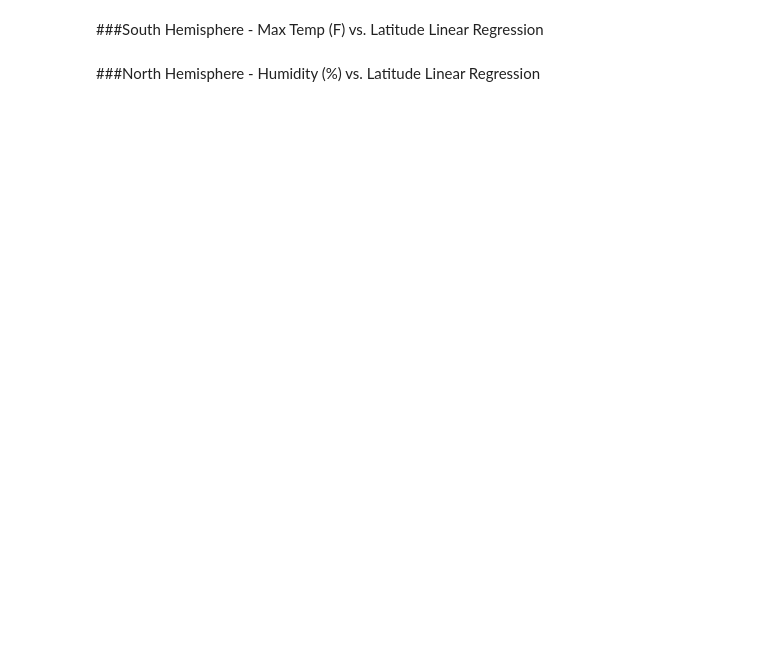
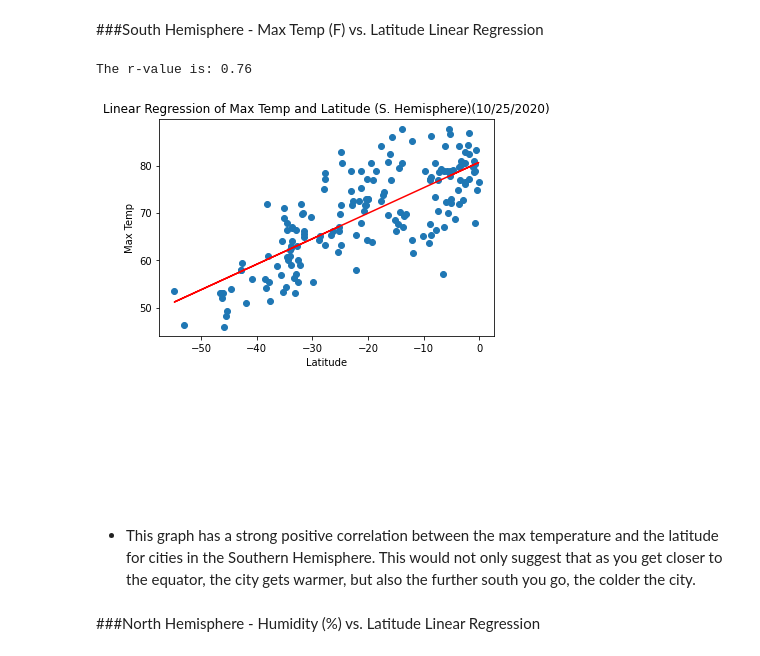
Before and after one commit to doublealogic/api-challenge-python, a Jupyter notebook: WeatherPy/WeatherPy.ipynb, the cells around one changed output. Saved outputs shown, nothing was run; the diff lists cells and outputs as text; code cells hidden in the pictures; blank space fills up the shorter version.

```diff
--- a/WeatherPy/WeatherPy.ipynb
+++ b/WeatherPy/WeatherPy.ipynb
@@ -270,4 +302,32 @@ plt.show()
 # %% [markdown]
 ###South Hemisphere - Max Temp (F) vs. Latitude Linear Regression
+# %%
+# Variables
+s_latitude = south_hemi_cities["Latitude"]
+s_temperature = south_hemi_cities["Temperature"]
+
+# Calculates Linear Regression and Sets up Linear Regression Line
+(slope, intercept, rvalue, pvalue, stderr) = st.linregress(s_latitude, s_temperature)
+regress_values = s_latitude * slope + intercept
+line_eq = "y = " + str(round(slope,2)) + "x + " + str(round(intercept,2))
+
+# Plot Parameters and Adds Linear Regression Line
+plt.scatter(s_latitude, s_temperature)
+plt.plot(s_latitude, regress_values, "r-")
+plt.annotate(line_eq,(6,10),fontsize=15,color="red")
+plt.xlabel('Latitude')
+plt.ylabel('Max Temp')
+plt.title(f"Linear Regression of Max Temp and Latitude (S. Hemisphere){date}")
+
+# Saves Plot as a PNG
+plt.savefig("Output_Data/Max_Temp_vs_Lat_Regression_S_Hemisphere.png")
+
+# Calculates and Prints Pearson Coefficient of Plot
+print(f"The r-value is: {round(st.pearsonr(s_temperature, s_latitude)[0],2)}")
+# %% [output]
+The r-value is: 0.76
+[figure, added]
+# %% [markdown]
+* This graph has a strong positive correlation between the max temperature and the latitude for cities in the Southern Hemisphere. This would not only suggest that as you get closer to the equator, the city gets warmer, but also the further south you go, the colder the city.
 # %% [markdown]
 ###North Hemisphere - Humidity (%) vs. Latitude Linear Regression
```
Also changed, not shown: parts of 7 cells of this notebook, 4 other files.
